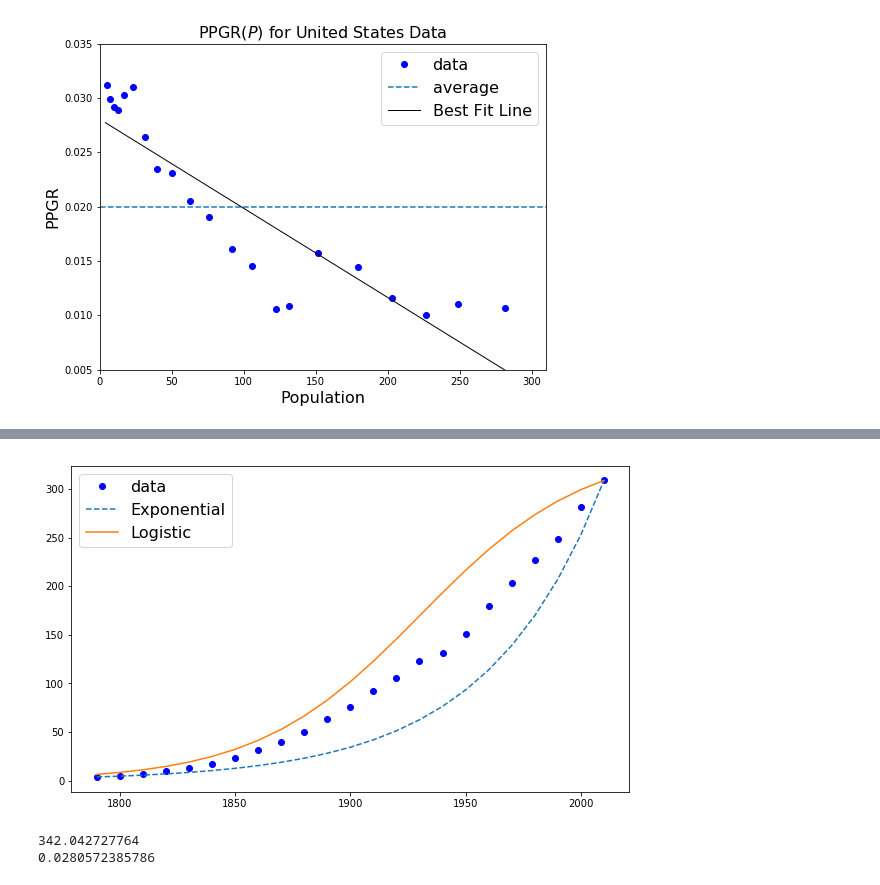
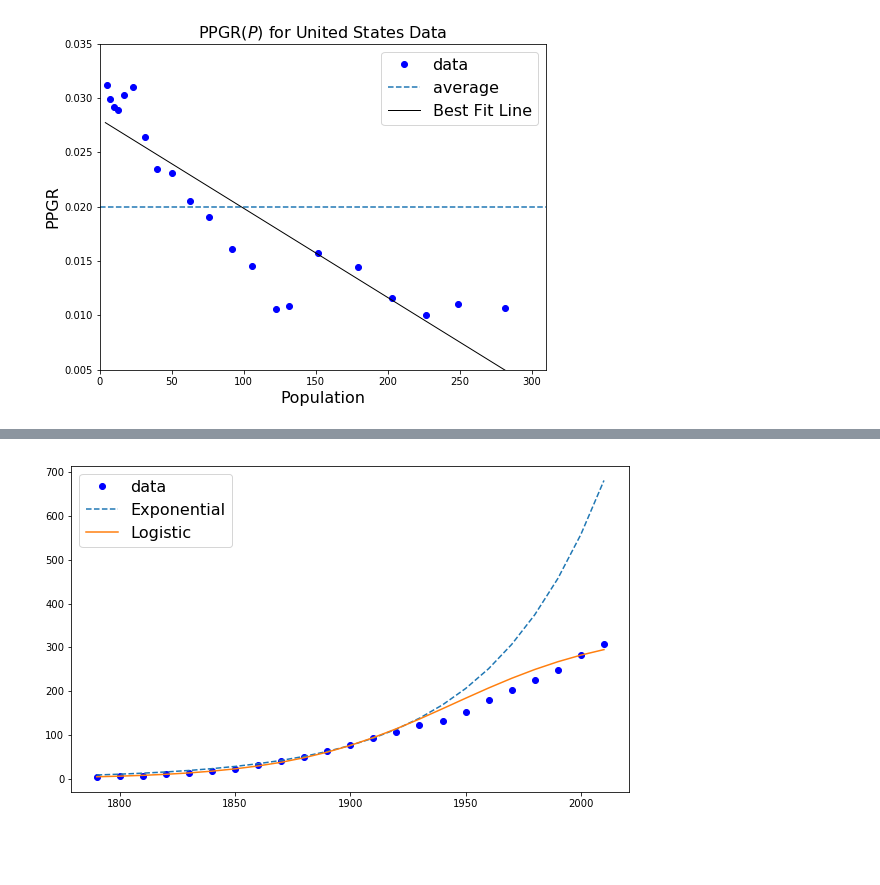
Before and after one commit to BananaBonanza/cwuMath475, a Jupyter notebook: butler475PPGR_P.ipynb, the cells around one changed output, grey strips where cells are left out. Saved outputs shown, nothing was run; the diff lists cells and outputs as text; code cells hidden in the pictures; blank space fills up the shorter version.

```diff
--- a/butler475PPGR_P.ipynb
+++ b/butler475PPGR_P.ipynb
@@ -147,9 +151,9 @@ I chose $P_0$ to be the year 1900. I chose this number because it is right in th
 ##### 6)Make a graph with the exponential and logistic models and United States population data using the parameters you find from the PPGR vs. P graph, and the P_0 value you selected.
 The graphs are in the following code cell:
 # %%
-#-------------------------------------
-#I first have to re-declare everything:
-#-------------------------------------
+#---------------------------------------------------------
+#I first have to re-declare everything for this new cell:
+#---------------------------------------------------------
 
 %matplotlib inline
 import numpy as np
@@ -214,54 +218,40 @@ THIS IS WHERE THE NEW CODE STARTS!
 """
 
 #------------------------------------------------------------------------------------------
 # With that out of the way, time to make the graphs!
 #------------------------------------------------------------------------------------------
 
 #Exponential model
-def US_exp(t,P0,r):
-    P = P0*np.exp(r*t)
+def US_exp(t,P0):
+    P = P0*np.exp(avgPPGR*t)
     return P
 
 #Calculating L and r for logistic model
-L0 = (-USPopLineCoef[1])/USPopLineCoef[0]
-rl = USPopLineCoef[1]
+L = (-USPopLineCoef[1])/USPopLineCoef[0]
+r = USPopLineCoef[1]
 
 #Logistic Model
 def US_log(t,P0):
-    A = ((L0-P0)/P0)
-    T = L0
-    B = 1 + A*np.exp(-rl*t)
+    A = ((L-P0)/P0)
+    T = L
+    B = 1 + A*np.exp(-r*t)
     return T/B
-
-#Gompertz Model: Commented out for this assignment
-#def US_Gomp(t,P0,L):
-#    r = avgPPGR/(-(P0/L)+1)
-#    log = np.log(L/P0)
-#    exp = -log*np.exp(-r*t)
-#    return L*np.exp(exp)
-
-#I will next set a value for the limit of growth in the US. At present, this value is arbitrary.
-#I am unsure how to adequately calculate this value. Looking
 
 years = np.zeros([N], dtype=int)
 i = 0
 for i in range(23):
     years[i] = USYears[i]-2010
 
 plt.figure(figsize=(10,6))
 #
 #First, the data
 plt.plot(USYears, USPop, 'o', color='b', label='data')
 #Next, the possible exponential function
-plt.plot(USYears, US_exp(USYears-2010,USPop[22],np.average(PPGR)), label='Exponential', linestyle='--')
+plt.plot(USYears, US_exp(USYears-1900,USPop[11]), label='Exponential', linestyle='--')
 #A possible logistic model
-plt.plot(USYears, US_log(years,USPop[22]), label = 'Logistic')
-#and finally a possible Gompertz model: Again, commented out for this assignment
-#plt.plot(USYears, US_Gomp(USYears-1900,USPop[11],L), label = 'Gompertz')
+plt.plot(USYears, US_log(USYears-1900,USPop[11]), label = 'Logistic')
 plt.legend(loc=2, fontsize=16)
 plt.show()
 plt.close()
 # %% [output]
-[figure, old version]
+[figure, new version]
-342.042727764
-0.0280572385786
```
Also changed, not shown: parts of 1 cell of this notebook, 3 other files.
